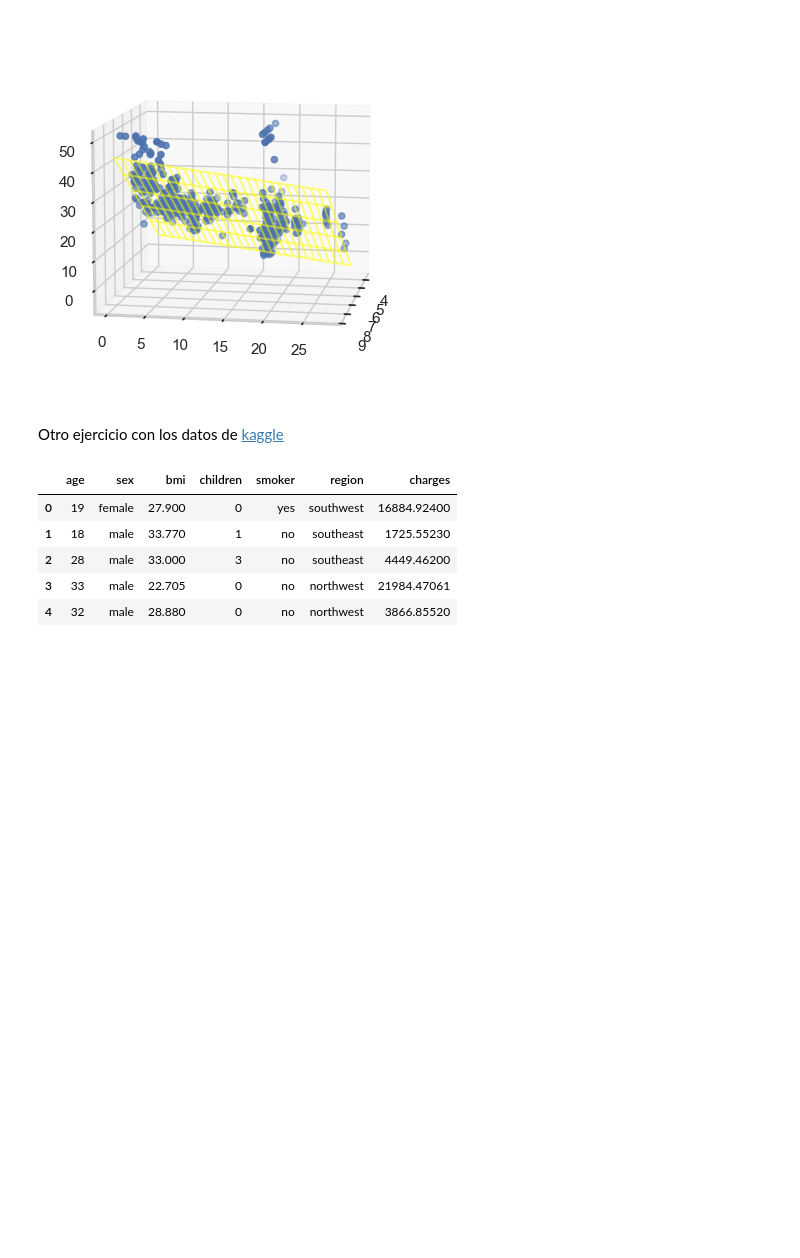
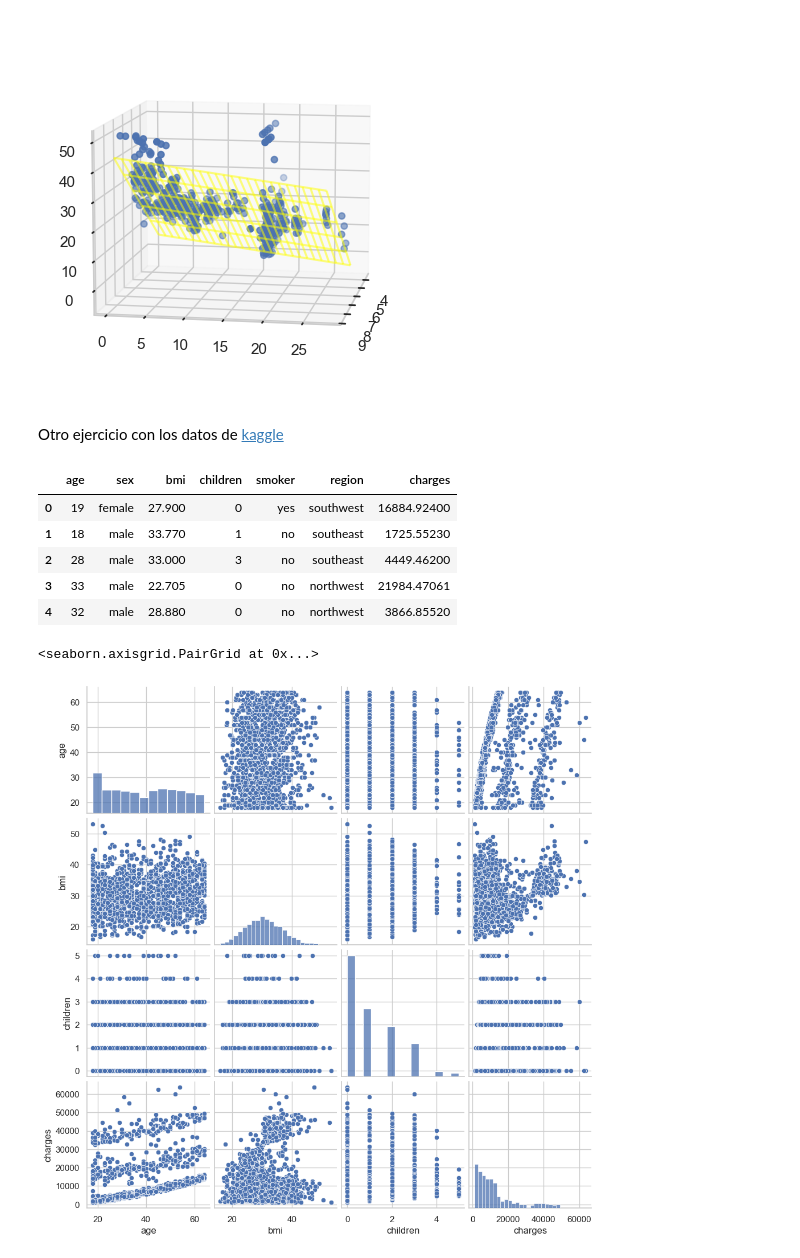
Before and after one commit to rodrigo2000m/apuntes_ML_python, a Jupyter notebook: regresion_lineal_python_scikitlearn.ipynb, the cells around one changed output. Saved outputs shown, nothing was run; the diff lists cells and outputs as text; code cells hidden in the pictures; blank space fills up the shorter version.

```diff
--- a/regresion_lineal_python_scikitlearn.ipynb
+++ b/regresion_lineal_python_scikitlearn.ipynb
@@ -198,0 +197,5 @@ df
+# %%
+sns.pairplot(df)
+# %% [output]
+<seaborn.axisgrid.PairGrid at 0x...>
+[figure, added]
```
Also changed, not shown: parts of 14 cells of this notebook.
